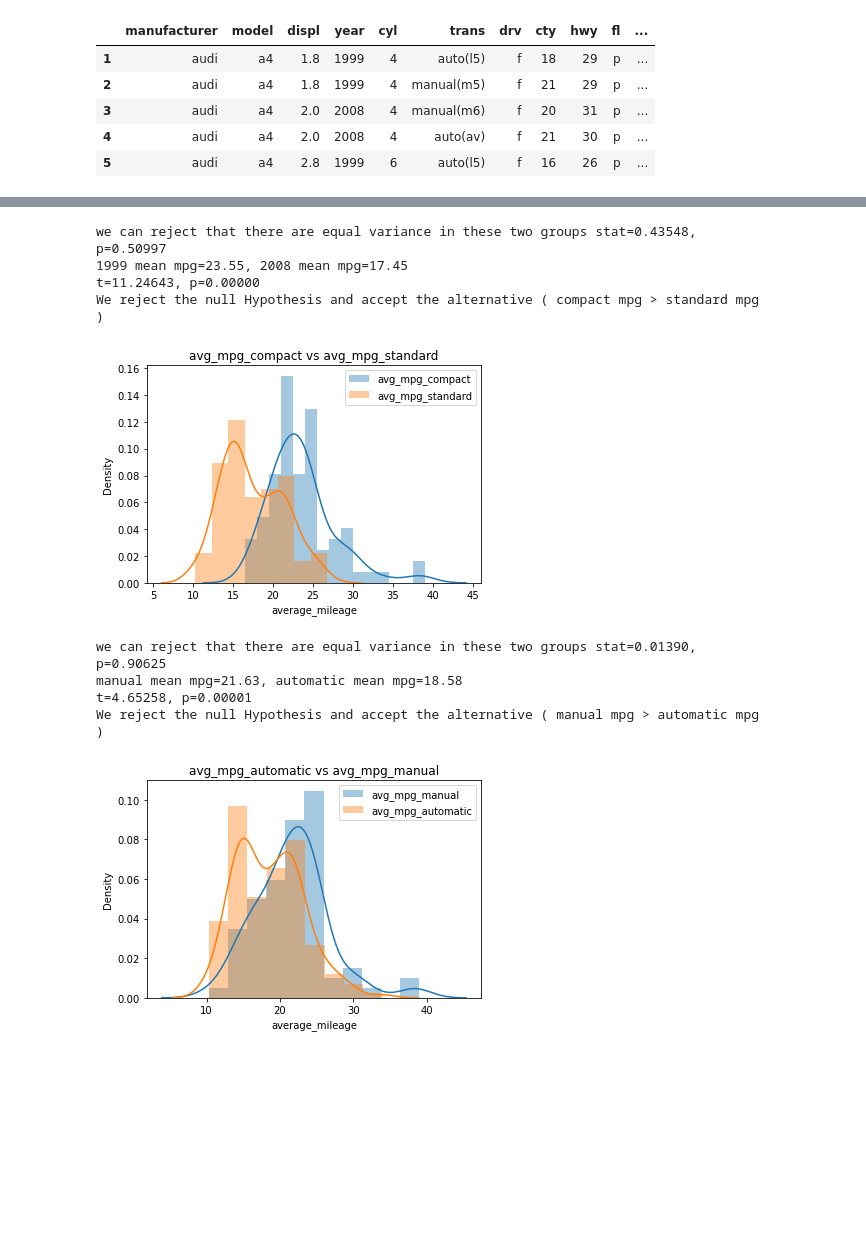
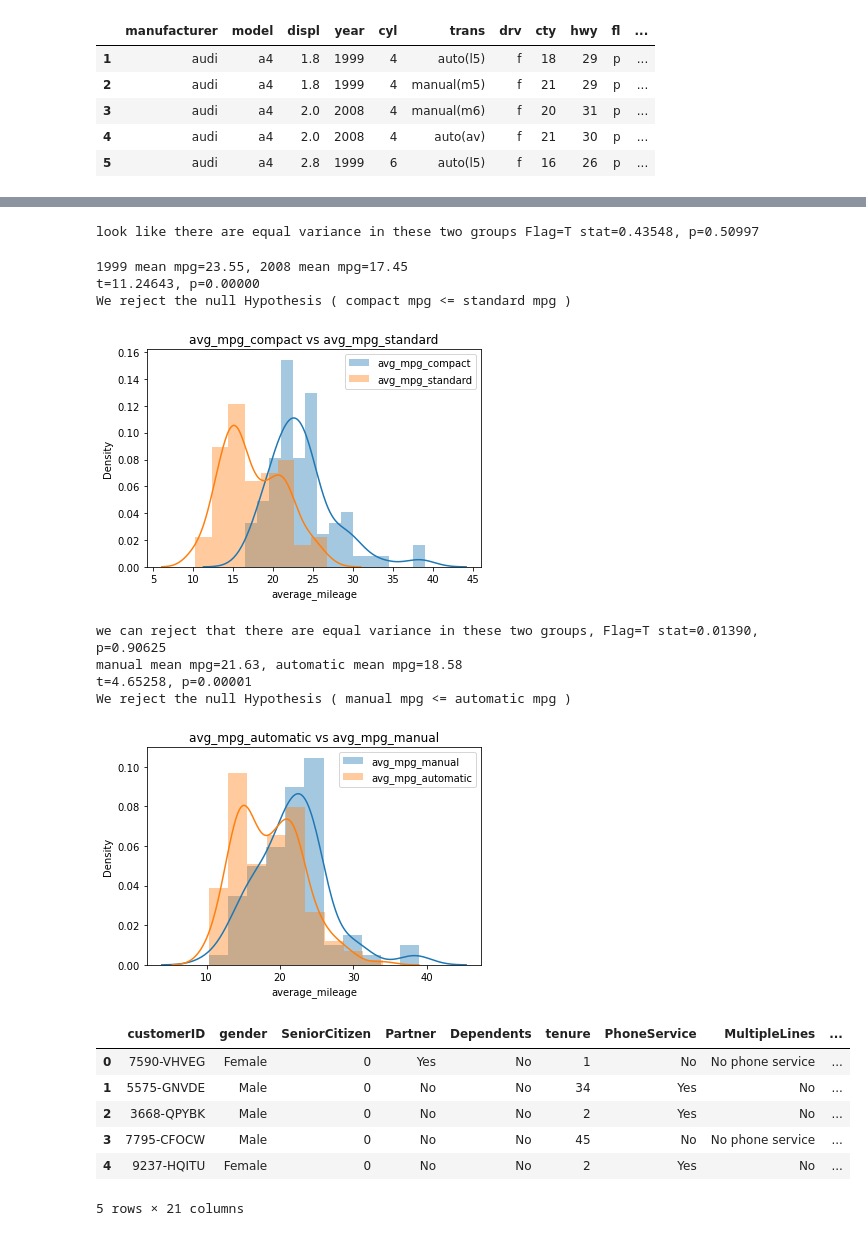
Before and after one commit to geary-shenck/statistics-exercises, a Jupyter notebook: hypothesis_testing.ipynb, the cells around one changed output, grey strips where cells are left out. Drawn from its saved outputs; the diff is of its cells as text; code cells hidden in the pictures; blank space fills up the shorter version.

```diff
--- a/hypothesis_testing.ipynb
+++ b/hypothesis_testing.ipynb
@@ -133,7 +133,7 @@ stat,pval = stats.levene(avg_mpg_compact_series,avg_mpg_standard_series)
 stat,pval
 if pval > .05:
     equal_var_flag = True
-    print("look like there are equal variance in these two groups",'stat=%.5f, p=%.5f' % (stat,pval))
+    print("look like there are equal variance in these two groups Flag=T",'stat=%.5f, p=%.5f' % (stat,pval))
 else:
     equal_var_flag = False
     print("use equal_var = False",'stat=%.5f, p=%.5f' % (stat,pval))
@@ -149,17 +149,17 @@ print('1999 mean mpg=%.2f, 2008 mean mpg=%.2f' % (avg_mpg_compact_series.mean(),
 t, p = stats.ttest_ind( avg_mpg_compact_series , avg_mpg_standard_series , equal_var = equal_var_flag )
 print('t=%.5f, p=%.5f' % (t,p))
 
-if p/2 > alpha: #no directionality, use the full p
+if p/2 > alpha: #directionality, use the half p
     print("We fail to reject the null hypothesis (", H0,")")
 elif t < 0: # would pass if alternative mean was less than the null mean
     print("We fail to reject the null hypothesis (", H0,")")
 else:
-     print("We reject the null Hypothesis and accept the alternative (", H1,")")
+     print("We reject the null Hypothesis (", H0,")")
 # %% [output]
-we can reject that there are equal variance in these two groups stat=0.43548, p=0.50997
-1999 mean mpg=23.55, 2008 mean mpg=17.45
-t=11.24643, p=0.00000
-We reject the null Hypothesis and accept the alternative ( compact mpg > standard mpg )
+look like there are equal variance in these two groups Flag=T stat=0.43548, p=0.50997
+1999 mean mpg=23.55, 2008 mean mpg=17.45
+t=11.24643, p=0.00000
+We reject the null Hypothesis ( compact mpg <= standard mpg )
 [figure]
 # %%
 #Do manual cars get better gas mileage than automatic cars?
@@ -178,7 +178,7 @@ stat,pval = stats.levene(avg_mpg_manual_series,avg_mpg_automatic_series)
 stat,pval
 if pval > .05:
     equal_var_flag = True
-    print("we can reject that there are equal variance in these two groups",'stat=%.5f, p=%.5f' % (stat,pval))
+    print("we can reject that there are equal variance in these two groups, Flag=T",'stat=%.5f, p=%.5f' % (stat,pval))
 else:
     equal_var_flag = False
     print("use equal_var = False",'stat=%.5f, p=%.5f' % (stat,pval))
@@ -199,10 +199,26 @@ if p/2 > alpha: #no directionality, use the full p
 elif t < 0: # would pass if alternative mean was less than the null mean
     print("We fail to reject the null hypothesis (", H0,")")
 else:
-     print("We reject the null Hypothesis and accept the alternative (", H1,")")
+     print("We reject the null Hypothesis (", H0,")")
 # %% [output]
-we can reject that there are equal variance in these two groups stat=0.01390, p=0.90625
+we can reject that there are equal variance in these two groups, Flag=T stat=0.01390, p=0.90625
 manual mean mpg=21.63, automatic mean mpg=18.58
 t=4.65258, p=0.00001
-We reject the null Hypothesis and accept the alternative ( manual mpg > automatic mpg )
+We reject the null Hypothesis ( manual mpg <= automatic mpg )
 [figure]
+# %%
+telco_df = pd.read_csv("Cust_Churn_Telco.csv")
+telco_df.head()
+#(['customerID', 'gender', 'SeniorCitizen', 'Partner', 'Dependents',
+#'tenure', 'PhoneService', 'MultipleLines', 'InternetService',
+#'OnlineSecurity', 'OnlineBackup', 'DeviceProtection', 'TechSupport',
+#'StreamingTV', 'StreamingMovies', 'Contract', 'PaperlessBilling',
+#'PaymentMethod', 'MonthlyCharges', 'TotalCharges', 'Churn'])
+# %% [output]
+|  | customerID | gender | SeniorCitizen | Partner | Dependents | tenure | PhoneService | MultipleLines | ... |
+| 0 | 7590-VHVEG | Female | 0 | Yes | No | 1 | No | No phone service | ... |
+| 1 | 5575-GNVDE | Male | 0 | No | No | 34 | Yes | No | ... |
+| 2 | 3668-QPYBK | Male | 0 | No | No | 2 | Yes | No | ... |
+| 3 | 7795-CFOCW | Male | 0 | No | No | 45 | No | No phone service | ... |
+| 4 | 9237-HQITU | Female | 0 | No | No | 2 | Yes | No | ... |
+5 rows × 21 columns
```
Also changed, not shown: parts of 10 cells of this notebook.
